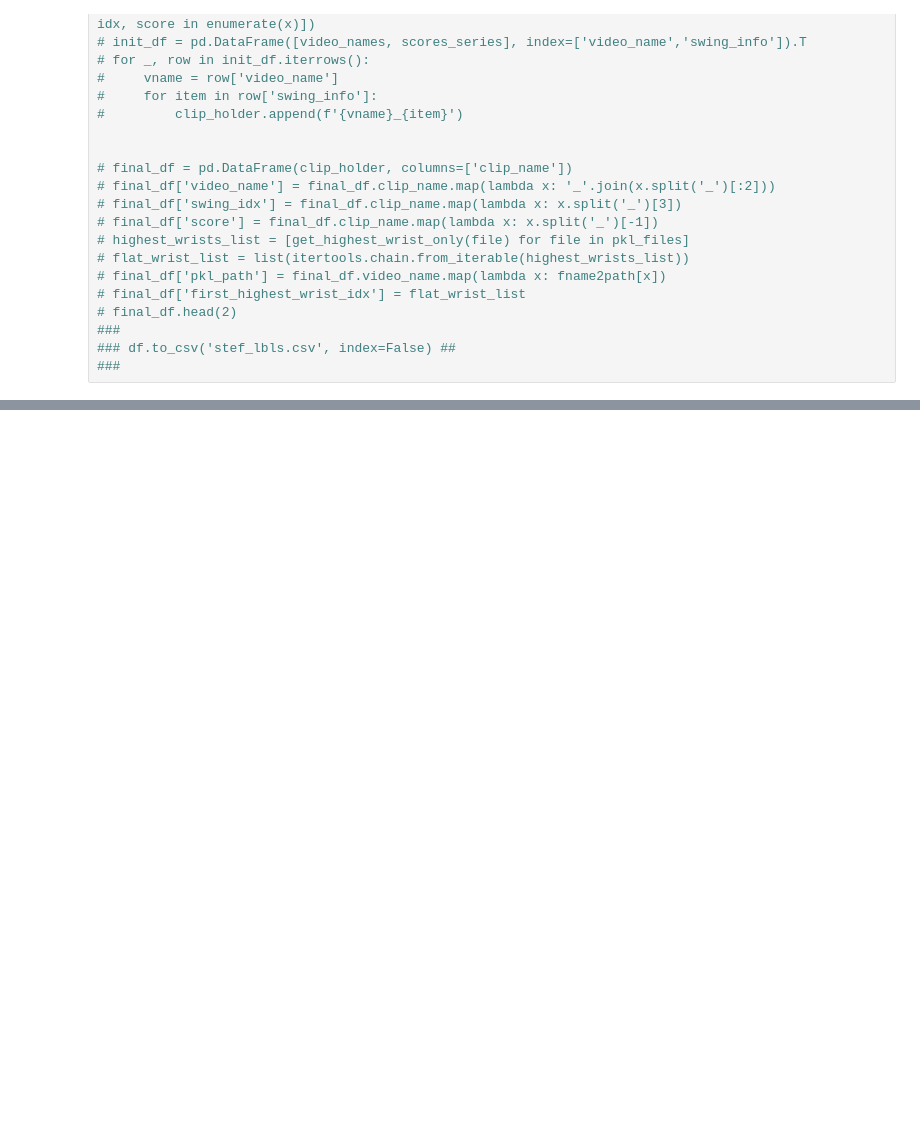
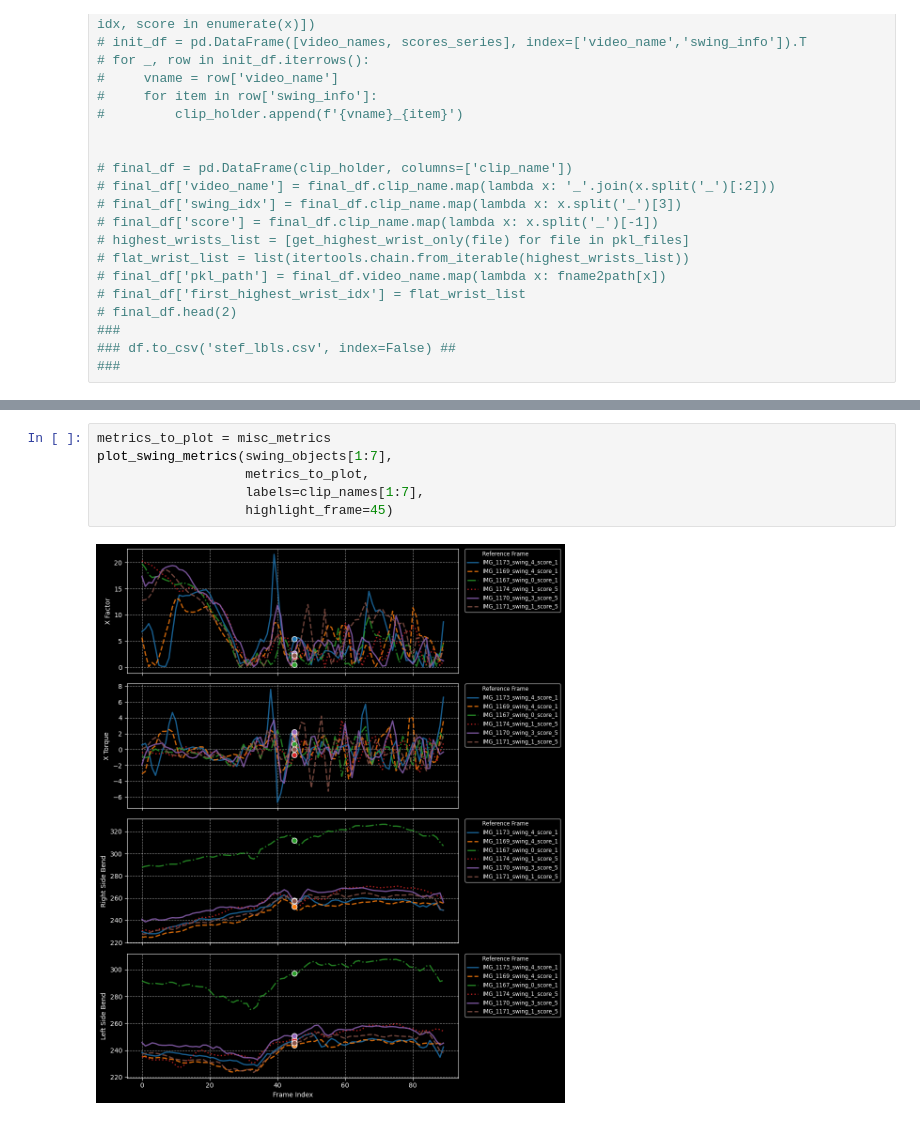
Before and after one commit to azaidi06/eagle-swing, a Jupyter notebook: posts/new_golfer/index.ipynb, the cells around one changed output, grey strips where cells are left out. Cells and saved outputs as stored; diff of their text form; blank space fills up the shorter version.

```diff
--- a/posts/new_golfer/index.ipynb
+++ b/posts/new_golfer/index.ipynb
@@ -122,0 +125,8 @@ fig, axes = plot_upper_body_comparison(
+# %%
+metrics_to_plot = misc_metrics
+plot_swing_metrics(swing_objects[1:7],
+                   metrics_to_plot,
+                   labels=clip_names[1:7],
+                   highlight_frame=45)
+# %% [output]
+[figure, added]
```
Also changed, not shown: parts of 37 cells of this notebook, 9 other files.
